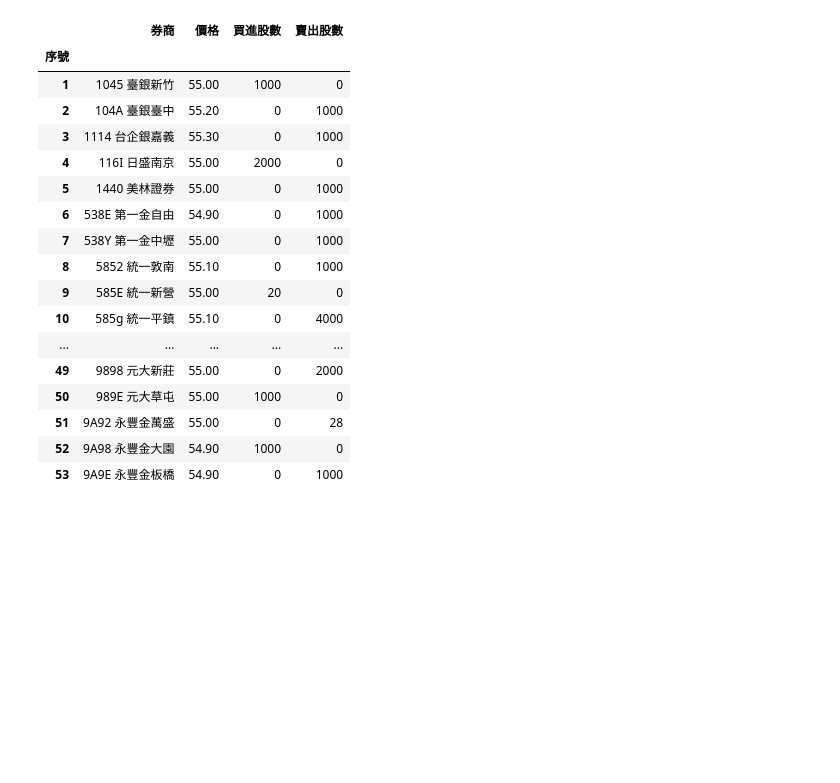
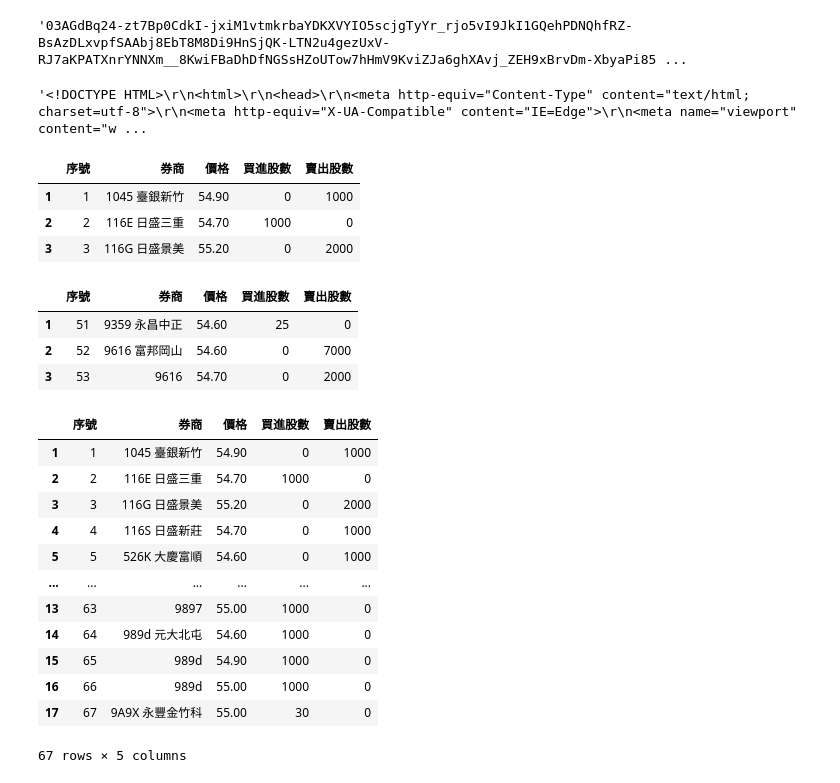
Before and after one commit to ywchiu/largitdata, a Jupyter notebook: code/Course_146.ipynb, the cells around one changed output. Saved outputs shown, nothing was run; the diff lists cells and outputs as text; code cells hidden in the pictures; blank space fills up the shorter version.

```diff
--- a/code/Course_146.ipynb
+++ b/code/Course_146.ipynb
@@ -23,6 +27,17 @@ res3.text
+# %%
+token = res3.text.split('|')[1]
+token
+# %% [output]
+'03AGdBq24-zt7Bp0CdkI-jxiM1vtmkrbaYDKXVYIO5scjgTyYr_rjo5vI9JkI1GQehPDNQhfRZ-BsAzDLxvpfSAAbj8EbT8M8Di9HnSjQK-LTN2u4gezUxV-RJ7aKPATXnrYNNXm__8KwiFBaDhDfNGSsHZoUTow7hHmV9KviZJa6ghXAvj_ZEH9xBrvDm-XbyaPi85 ...
 # %%
+import requests
+page_url = 'https://www.tpex.org.tw/web/stock/aftertrading/broker_trading/brokerBS.php?l=zh-tw'
 payload = {
-   'g-recaptcha-response': res3.text.split('|')[1],
-   'stk_code': '1240'
+    'stk_code': '1240',
+    'g-recaptcha-response': token
 }
-res4 = requests.post('https://www.tpex.org.tw/web/stock/aftertrading/broker_trading/brokerBS.php?l=zh-tw', data = payload)
+
+res4 = requests.post(page_url, data = payload)
+res4.text
+# %% [output]
+'<!DOCTYPE HTML>\r\n<html>\r\n<head>\r\n<meta http-equiv="Content-Type" content="text/html; charset=utf-8">\r\n<meta http-equiv="X-UA-Compatible" content="IE=Edge">\r\n<meta name="viewport" content="w ...
@@ -39,21 +43,0 @@ df = pandas.concat([df1, df2]).set_index('序號')
-# %%
-df
-# %% [output]
-|  | 券商 | 價格 | 買進股數 | 賣出股數 |
-| 序號 |  |  |  |  |
-| 1 | 1045 臺銀新竹 | 55.00 | 1000 | 0 |
-| 2 | 104A 臺銀臺中 | 55.20 | 0 | 1000 |
-| 3 | 1114 台企銀嘉義 | 55.30 | 0 | 1000 |
-| 4 | 116I 日盛南京 | 55.00 | 2000 | 0 |
-| 5 | 1440 美林證券 | 55.00 | 0 | 1000 |
-| 6 | 538E 第一金自由 | 54.90 | 0 | 1000 |
-| 7 | 538Y 第一金中壢 | 55.00 | 0 | 1000 |
-| 8 | 5852 統一敦南 | 55.10 | 0 | 1000 |
-| 9 | 585E 統一新營 | 55.00 | 20 | 0 |
-| 10 | 585g 統一平鎮 | 55.10 | 0 | 4000 |
-| ... | ... | ... | ... | ... |
-| 49 | 9898 元大新莊 | 55.00 | 0 | 2000 |
-| 50 | 989E 元大草屯 | 55.00 | 1000 | 0 |
-| 51 | 9A92 永豐金萬盛 | 55.00 | 0 | 28 |
-| 52 | 9A98 永豐金大園 | 54.90 | 1000 | 0 |
-| 53 | 9A9E 永豐金板橋 | 54.90 | 0 | 1000 |
@@ -59,0 +47,36 @@ df
+# %%
+dfs[2].columns = dfs[2].iloc[0]
+dfs[2].drop(0, inplace=True)
+dfs[2].head(3)
+# %% [output]
+|  | 序號 | 券商 | 價格 | 買進股數 | 賣出股數 |
+| 1 | 1 | 1045 臺銀新竹 | 54.90 | 0 | 1000 |
+| 2 | 2 | 116E 日盛三重 | 54.70 | 1000 | 0 |
+| 3 | 3 | 116G 日盛景美 | 55.20 | 0 | 2000 |
+# %%
+dfs[3].columns = dfs[3].iloc[0]
+dfs[3].drop(0, inplace=True)
+dfs[3].head(3)
+# %% [output]
+|  | 序號 | 券商 | 價格 | 買進股數 | 賣出股數 |
+| 1 | 51 | 9359 永昌中正 | 54.60 | 25 | 0 |
+| 2 | 52 | 9616 富邦岡山 | 54.60 | 0 | 7000 |
+| 3 | 53 | 9616 | 54.70 | 0 | 2000 |
+# %%
+ret = pandas.concat([dfs[2], dfs[3]])
+# %%
+ret
+# %% [output]
+|  | 序號 | 券商 | 價格 | 買進股數 | 賣出股數 |
+| 1 | 1 | 1045 臺銀新竹 | 54.90 | 0 | 1000 |
+| 2 | 2 | 116E 日盛三重 | 54.70 | 1000 | 0 |
+| 3 | 3 | 116G 日盛景美 | 55.20 | 0 | 2000 |
+| 4 | 4 | 116S 日盛新莊 | 54.70 | 0 | 1000 |
+| 5 | 5 | 526K 大慶富順 | 54.60 | 0 | 1000 |
+| ... | ... | ... | ... | ... | ... |
+| 13 | 63 | 9897 | 55.00 | 1000 | 0 |
+| 14 | 64 | 989d 元大北屯 | 54.60 | 1000 | 0 |
+| 15 | 65 | 989d | 54.90 | 1000 | 0 |
+| 16 | 66 | 989d | 55.00 | 1000 | 0 |
+| 17 | 67 | 9A9X 永豐金竹科 | 55.00 | 30 | 0 |
+67 rows × 5 columns
```
Also changed, not shown: parts of 9 cells of this notebook, 2 other files.
